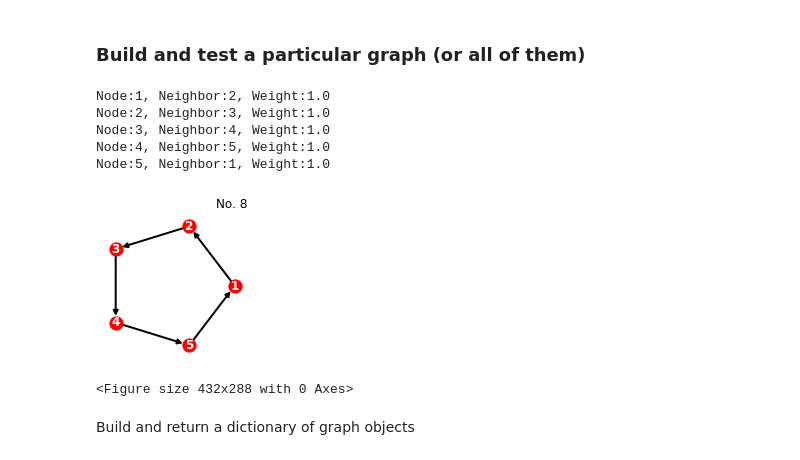
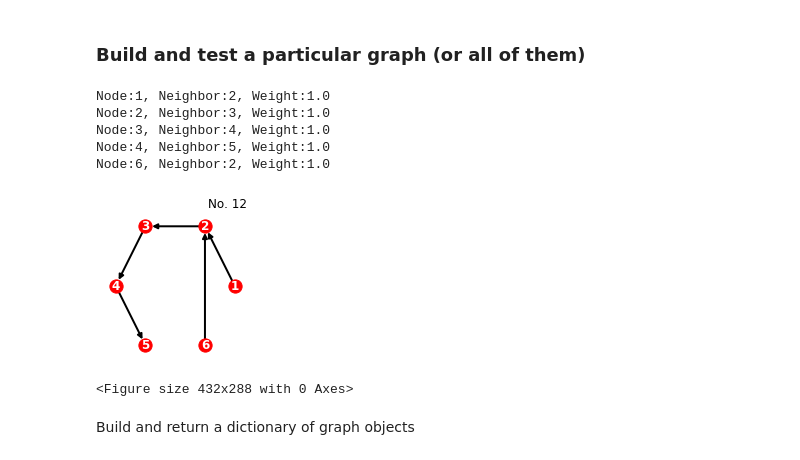
Before and after one commit to nlaanait/qcdenoise, a Jupyter notebook: utils/graph_states_table.ipynb, the cells around one changed output. Cells and saved outputs as stored; diff of their text form; code cells hidden in the pictures.

```diff
--- a/utils/graph_states_table.ipynb
+++ b/utils/graph_states_table.ipynb
@@ -106,14 +108,14 @@ graph_data['12'] = [(1, 2, 1.0), (2, 3, 1.0), (3, 4, 1.0), (4, 5, 1.0), (6, 2, 1
 # %% [markdown]
 ### Build and test a particular graph (or all of them)
 # %%
-test_graphbuild(graph_data, graph_number=8)
+test_graphbuild(graph_data, graph_number=12)
 # %% [output]
 Node:1, Neighbor:2, Weight:1.0
 Node:2, Neighbor:3, Weight:1.0
 Node:3, Neighbor:4, Weight:1.0
 Node:4, Neighbor:5, Weight:1.0
-Node:5, Neighbor:1, Weight:1.0
+Node:6, Neighbor:2, Weight:1.0
-[figure, old version]
+[figure, new version]
 <Figure size 432x288 with 0 Axes>
 # %% [markdown]
 Build and return a dictionary of graph objects
```
Also changed, not shown: parts of 4 cells of this notebook.
